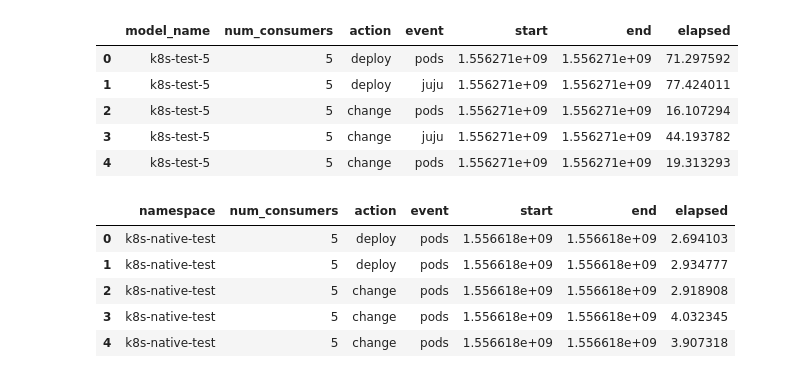
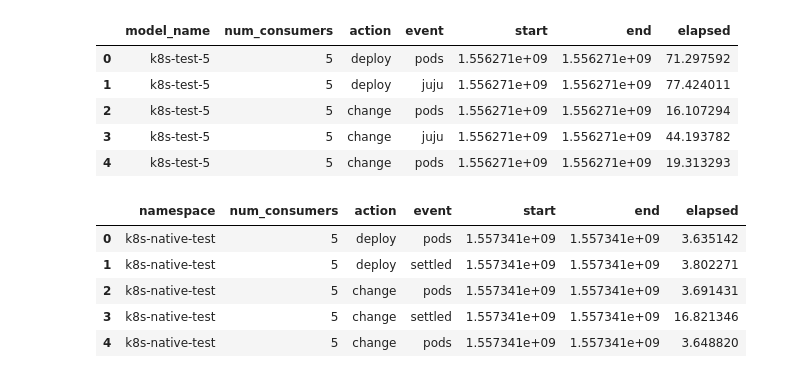
Before and after one commit to IBCNServices/kubernetes-relationships-results, a Jupyter notebook: base-url-change-propagation.ipynb, the cells around one changed output. Saved outputs shown, nothing was run; the diff lists cells and outputs as text; code cells hidden in the pictures.

```diff
--- a/base-url-change-propagation.ipynb
+++ b/base-url-change-propagation.ipynb
@@ -17,22 +17,20 @@ juju_data.head()
 | 3 | k8s-test-5 | 5 | change | juju | 1.556271e+09 | 1.556271e+09 | 44.193782 |
 | 4 | k8s-test-5 | 5 | change | pods | 1.556271e+09 | 1.556271e+09 | 19.313293 |
 # %%
-BASEDIR = "."
-
 import pandas
 k8s_data = pandas.read_csv(
     BASEDIR + '/k8s/benchmark.csv',
     sep=";",
     comment="#"
 )
 
 k8s_data = k8s_data[k8s_data.num_consumers < 60]
 
 k8s_data.head()
 # %% [output]
 |  | namespace | num_consumers | action | event | start | end | elapsed |
-| 0 | k8s-native-test | 5 | deploy | pods | 1.556618e+09 | 1.556618e+09 | 2.694103 |
-| 1 | k8s-native-test | 5 | deploy | pods | 1.556618e+09 | 1.556618e+09 | 2.934777 |
-| 2 | k8s-native-test | 5 | change | pods | 1.556618e+09 | 1.556618e+09 | 2.918908 |
-| 3 | k8s-native-test | 5 | change | pods | 1.556618e+09 | 1.556618e+09 | 4.032345 |
-| 4 | k8s-native-test | 5 | change | pods | 1.556618e+09 | 1.556618e+09 | 3.907318 |
+| 0 | k8s-native-test | 5 | deploy | pods | 1.557341e+09 | 1.557341e+09 | 3.635142 |
+| 1 | k8s-native-test | 5 | deploy | settled | 1.557341e+09 | 1.557341e+09 | 3.802271 |
+| 2 | k8s-native-test | 5 | change | pods | 1.557341e+09 | 1.557341e+09 | 3.691431 |
+| 3 | k8s-native-test | 5 | change | settled | 1.557341e+09 | 1.557341e+09 | 16.821346 |
+| 4 | k8s-native-test | 5 | change | pods | 1.557341e+09 | 1.557341e+09 | 3.648820 |
```
Also changed, not shown: parts of 3 cells of this notebook, 7 other files.
